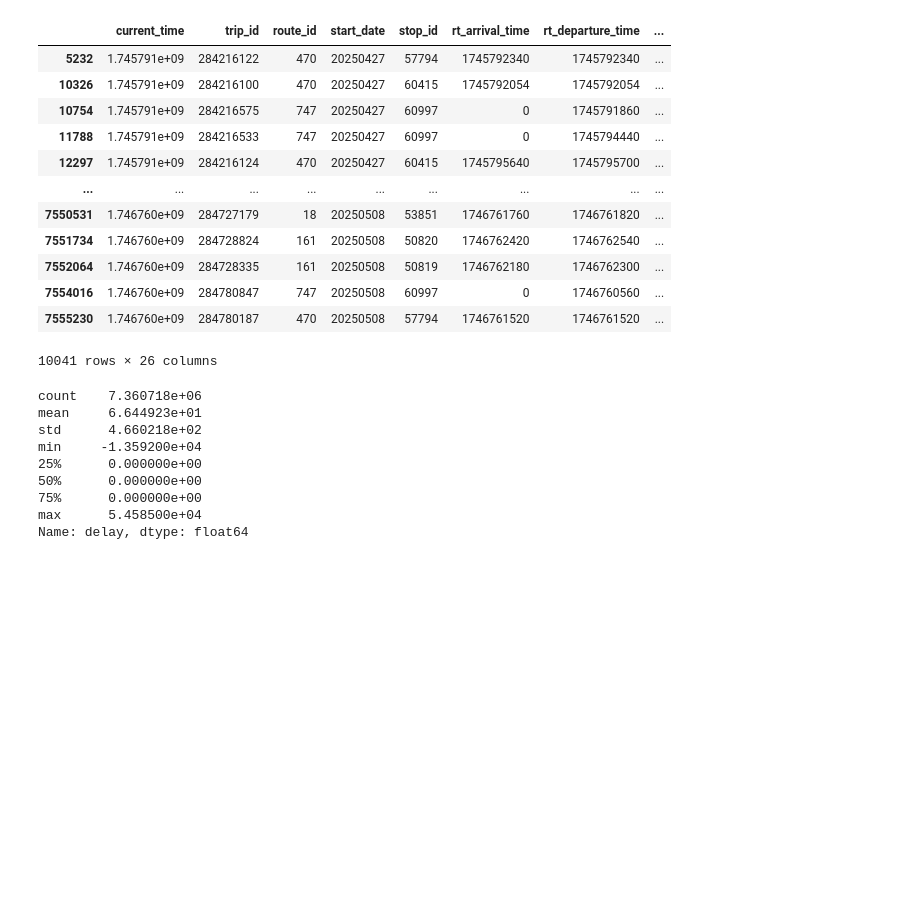
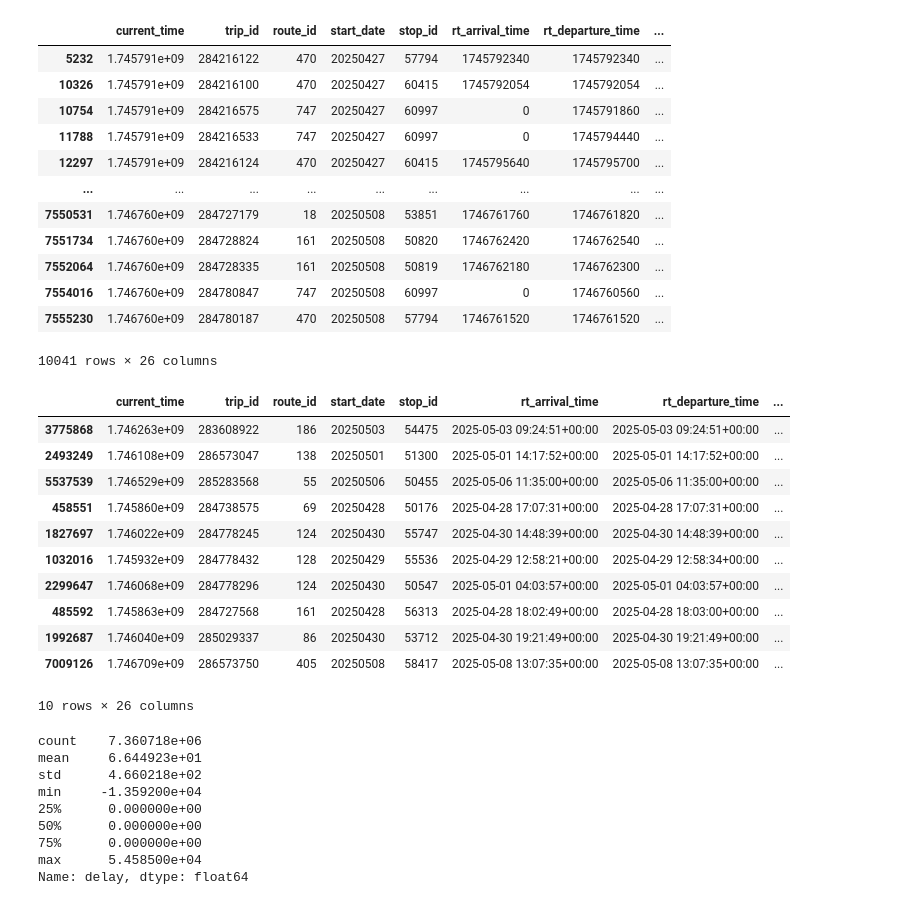
Before and after one commit to nadpierre/stm-transit-delay-prediction, a Jupyter notebook: notebooks/data_cleaning.ipynb, the cells around one changed output. Saved outputs shown, nothing was run; the diff lists cells and outputs as text; code cells hidden in the pictures; blank space fills up the shorter version.

```diff
--- a/notebooks/data_cleaning.ipynb
+++ b/notebooks/data_cleaning.ipynb
@@ -150,4 +150,5 @@ first_stop_mask = schedules_stops_df['stop_sequence'] == 1
 assert prev_null_mask.sum() == first_stop_mask.sum()
 # %%
 # Add column with current date
-schedules_stops_df['today'] = datetime.now().replace(hour=0, minute=0, second=0, microsecond=0)
+schedules_stops_df['today'] = pd.Timestamp.now().normalize()
+schedules_stops_df['today']
@@ -354,4 +406,4 @@ merged_stm_df['start_date_dt'] = pd.to_datetime(merged_stm_df['start_date'], for
 # %%
 # Parse GTFS scheduled arrival and departure times
-parsed_arrival_time = parse_gtfs_time(merged_stm_df, 'start_date_dt', 'arrival_time', unit='ms')
-parsed_departure_time = parse_gtfs_time(merged_stm_df, 'start_date_dt', 'departure_time', unit='ms')
+parsed_arrival_time = parse_gtfs_time(merged_stm_df, 'start_date_dt', 'arrival_time', unit='ns')
+parsed_departure_time = parse_gtfs_time(merged_stm_df, 'start_date_dt', 'departure_time', unit='ns')
@@ -388,6 +470,21 @@ merged_stm_df['rt_departure_time'] = merged_stm_df['rt_departure_time'].replace(
 # Convert realtime arrival and departure time to UTC datetime
 merged_stm_df['rt_arrival_time'] = pd.to_datetime(merged_stm_df['rt_arrival_time'], origin='unix', unit='s', utc=True)
 merged_stm_df['rt_departure_time'] = pd.to_datetime(merged_stm_df['rt_departure_time'], origin='unix', unit='s', utc=True)
+# %%
+merged_stm_df.sample(10)
+# %% [output]
+|  | current_time | trip_id | route_id | start_date | stop_id | rt_arrival_time | rt_departure_time | ... |
+| 3775868 | 1.746263e+09 | 283608922 | 186 | 20250503 | 54475 | 2025-05-03 09:24:51+00:00 | 2025-05-03 09:24:51+00:00 | ... |
+| 2493249 | 1.746108e+09 | 286573047 | 138 | 20250501 | 51300 | 2025-05-01 14:17:52+00:00 | 2025-05-01 14:17:52+00:00 | ... |
+| 5537539 | 1.746529e+09 | 285283568 | 55 | 20250506 | 50455 | 2025-05-06 11:35:00+00:00 | 2025-05-06 11:35:00+00:00 | ... |
+| 458551 | 1.745860e+09 | 284738575 | 69 | 20250428 | 50176 | 2025-04-28 17:07:31+00:00 | 2025-04-28 17:07:31+00:00 | ... |
+| 1827697 | 1.746022e+09 | 284778245 | 124 | 20250430 | 55747 | 2025-04-30 14:48:39+00:00 | 2025-04-30 14:48:39+00:00 | ... |
+| 1032016 | 1.745932e+09 | 284778432 | 128 | 20250429 | 55536 | 2025-04-29 12:58:21+00:00 | 2025-04-29 12:58:34+00:00 | ... |
+| 2299647 | 1.746068e+09 | 284778296 | 124 | 20250430 | 50547 | 2025-05-01 04:03:57+00:00 | 2025-05-01 04:03:57+00:00 | ... |
+| 485592 | 1.745863e+09 | 284727568 | 161 | 20250428 | 56313 | 2025-04-28 18:02:49+00:00 | 2025-04-28 18:03:00+00:00 | ... |
+| 1992687 | 1.746040e+09 | 285029337 | 86 | 20250430 | 53712 | 2025-04-30 19:21:49+00:00 | 2025-04-30 19:21:49+00:00 | ... |
+| 7009126 | 1.746709e+09 | 286573750 | 405 | 20250508 | 58417 | 2025-05-08 13:07:35+00:00 | 2025-05-08 13:07:35+00:00 | ... |
+10 rows × 26 columns
 # %%
 # Calculate delay (realtime - scheduled)
 # Start with arrival time, if null, calculate with departure time
```
Also changed, not shown: parts of 7 cells of this notebook, 6 other files.
